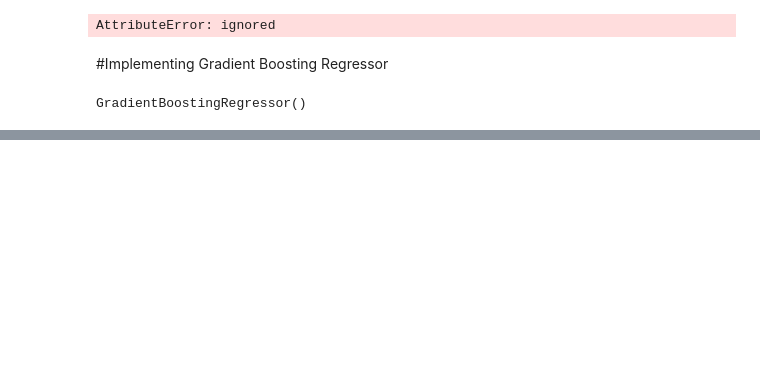
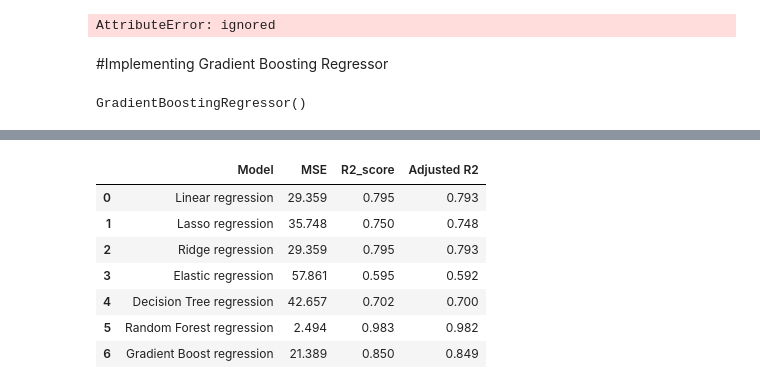
Before and after one commit to GoPlusUltra/Bike-Sharing-Prediction-Model, a Jupyter notebook: Copy_of_Bike_Sharing_Demand_Prediction_Capstone_Project.ipynb, the cells around one changed output, grey strips where cells are left out. Saved outputs shown, nothing was run; the diff lists cells and outputs as text; code cells hidden in the pictures; blank space fills up the shorter version.

```diff
--- a/Copy_of_Bike_Sharing_Demand_Prediction_Capstone_Project.ipynb
+++ b/Copy_of_Bike_Sharing_Demand_Prediction_Capstone_Project.ipynb
@@ -913,0 +1086,9 @@ RF_regressor_y_pred_test=RF_regressor.predict(X_test)
+# %%
+RF_regressor_MSE=mean_squared_error(y_train,RF_regressor_y_pred_train)
+print('RF_regressor_reg_MSE is ',RF_regressor_MSE)
+
+RF_regressor_r2_score=r2_score(y_train,RF_regressor_y_pred_train)
+print('RF_regressor_r2_score is',RF_regressor_r2_score)
+
+RF_regressor_Adjusted_R2=(1-(1-r2_score((y_train), (RF_regressor_y_pred_train)))*((X_train.shape[0]-1)/(X_train.shape[0]-X_train.shape[1]-1)))
+print('RF_regressor_Adjusted_R2 is',RF_regressor_Adjusted_R2)
@@ -913,0 +1099,8 @@ RF_regressor_y_pred_test=RF_regressor.predict(X_test)
+# %%
+# storing the train set metrics value in a dataframe for later comparison
+train_model_metrics_dict={'Model':'Random Forest regression ',
+       'MSE':round((RF_regressor_MSE),3),
+       'R2_score':round((RF_regressor_r2_score),3),
+       'Adjusted R2':round((RF_regressor_Adjusted_R2 ),3)
+       }
+train_df=train_df.append(train_model_metrics_dict,ignore_index=True)
@@ -955,0 +1161,9 @@ GB_boost_regressor_y_pred_test=GB_boost_regressor.predict(X_test)
+# %%
+GB_boost_regressor_MSE=mean_squared_error(y_train,GB_boost_regressor_y_pred_train)
+print('GB_boost_regressor_MSE is ',GB_boost_regressor_MSE)
+
+GB_boost_regressor_r2_score=r2_score(y_train,GB_boost_regressor_y_pred_train)
+print('GB_boost_regressor_r2_score is',GB_boost_regressor_r2_score)
+
+GB_boost_regressor_Adjusted_R2=(1-(1-r2_score((y_train), (GB_boost_regressor_y_pred_train)))*((X_train.shape[0]-1)/(X_train.shape[0]-X_train.shape[1]-1)))
+print('GB_boost_regressor_Adjusted_R2 is',GB_boost_regressor_Adjusted_R2)
@@ -955,0 +1174,8 @@ GB_boost_regressor_y_pred_test=GB_boost_regressor.predict(X_test)
+# %%
+# storing the train set metrics value in a dataframe for later comparison
+train_model_metrics_dict={'Model':'Gradient Boost regression ',
+       'MSE':round((GB_boost_regressor_MSE),3),
+       'R2_score':round((GB_boost_regressor_r2_score),3),
+       'Adjusted R2':round((GB_boost_regressor_Adjusted_R2 ),3)
+       }
+train_df=train_df.append(train_model_metrics_dict,ignore_index=True)
@@ -974,0 +1205,11 @@ df.columns
+# %%
+train_df
+# %% [output]
+|  | Model | MSE | R2_score | Adjusted R2 |
+| 0 | Linear regression | 29.359 | 0.795 | 0.793 |
+| 1 | Lasso regression | 35.748 | 0.750 | 0.748 |
+| 2 | Ridge regression | 29.359 | 0.795 | 0.793 |
+| 3 | Elastic regression | 57.861 | 0.595 | 0.592 |
+| 4 | Decision Tree regression | 42.657 | 0.702 | 0.700 |
+| 5 | Random Forest regression | 2.494 | 0.983 | 0.982 |
+| 6 | Gradient Boost regression | 21.389 | 0.850 | 0.849 |
```
Also changed, not shown: parts of 69 cells of this notebook.
